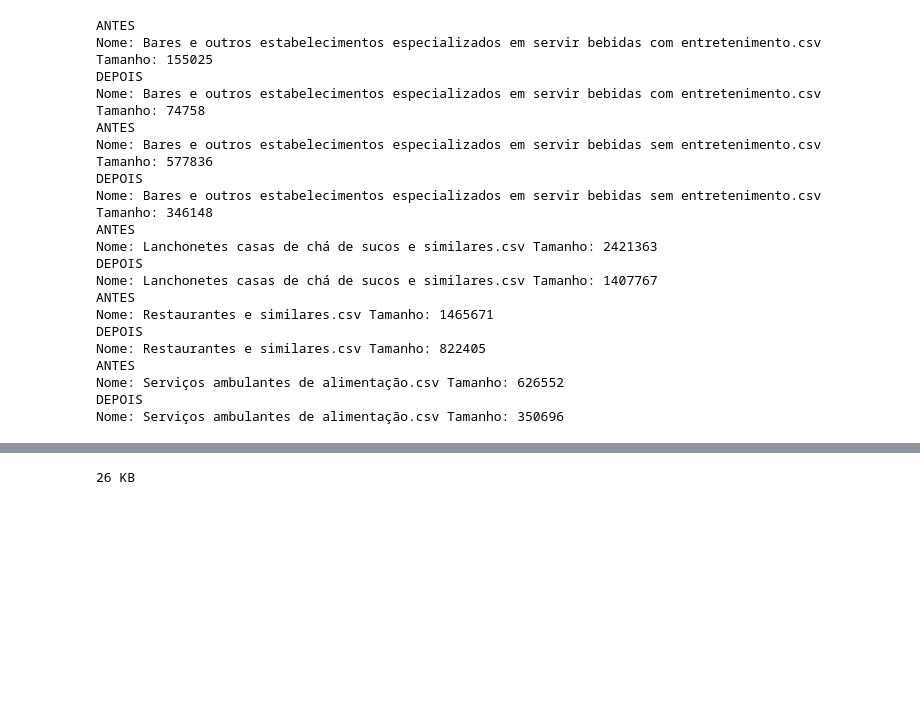
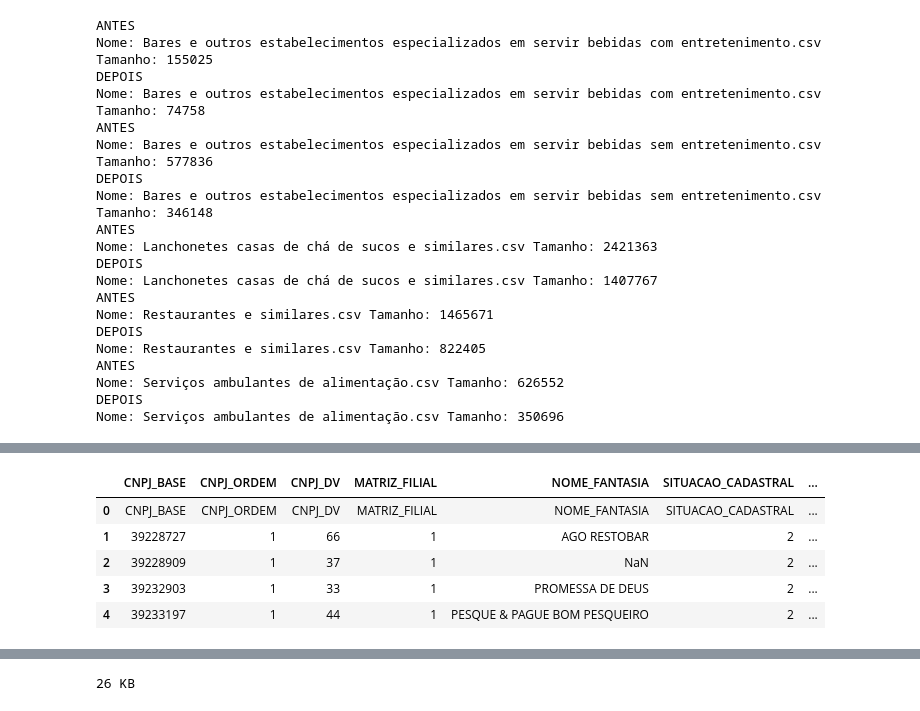
Before and after one commit to gustavolopesmartins/Manipulacao_Arquivos_Python, a Jupyter notebook: NOTEBOOK_TESTES.ipynb, the cells around one changed output, grey strips where cells are left out. Saved outputs shown, nothing was run; the diff lists cells and outputs as text; code cells hidden in the pictures; blank space fills up the shorter version.

```diff
--- a/NOTEBOOK_TESTES.ipynb
+++ b/NOTEBOOK_TESTES.ipynb
@@ -110,0 +126,10 @@ Nome: Serviços ambulantes de alimentação.csv Tamanho: 350696
+# %%
+dados = pd.read_csv(r'Bases/Base_atualizada/CNAES_AFL.csv',sep=';',encoding='utf-8', names=CNPJ['ESTABELE'],low_memory=False)
+dados.head(5)
+# %% [output]
+|  | CNPJ_BASE | CNPJ_ORDEM | CNPJ_DV | MATRIZ_FILIAL | NOME_FANTASIA | SITUACAO_CADASTRAL | ... |
+| 0 | CNPJ_BASE | CNPJ_ORDEM | CNPJ_DV | MATRIZ_FILIAL | NOME_FANTASIA | SITUACAO_CADASTRAL | ... |
+| 1 | 39228727 | 1 | 66 | 1 | AGO RESTOBAR | 2 | ... |
+| 2 | 39228909 | 1 | 37 | 1 | NaN | 2 | ... |
+| 3 | 39232903 | 1 | 33 | 1 | PROMESSA DE DEUS | 2 | ... |
+| 4 | 39233197 | 1 | 44 | 1 | PESQUE & PAGUE BOM PESQUEIRO | 2 | ... |
```
Also changed, not shown: parts of 17 cells of this notebook.
